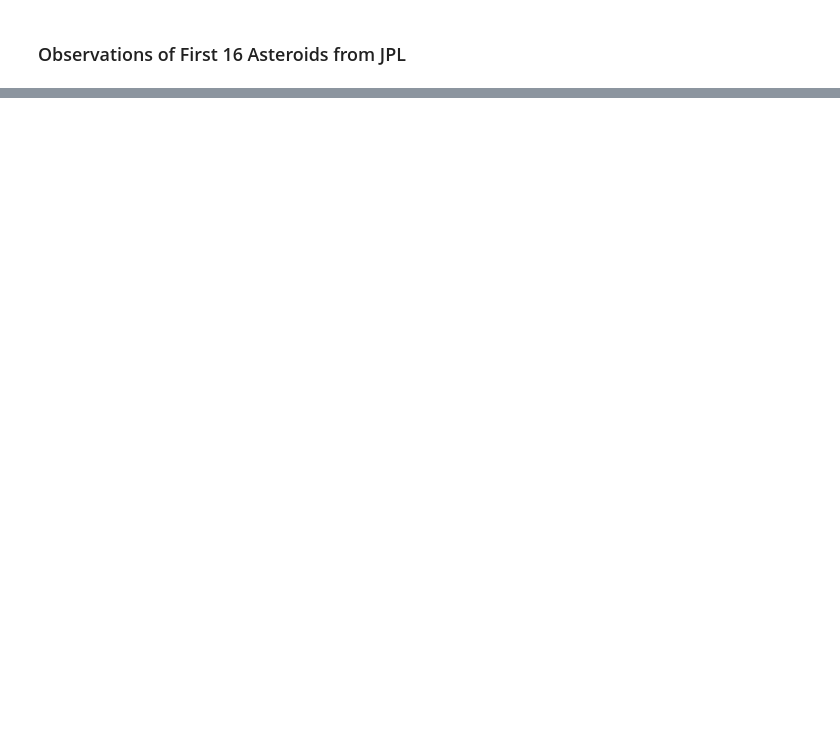
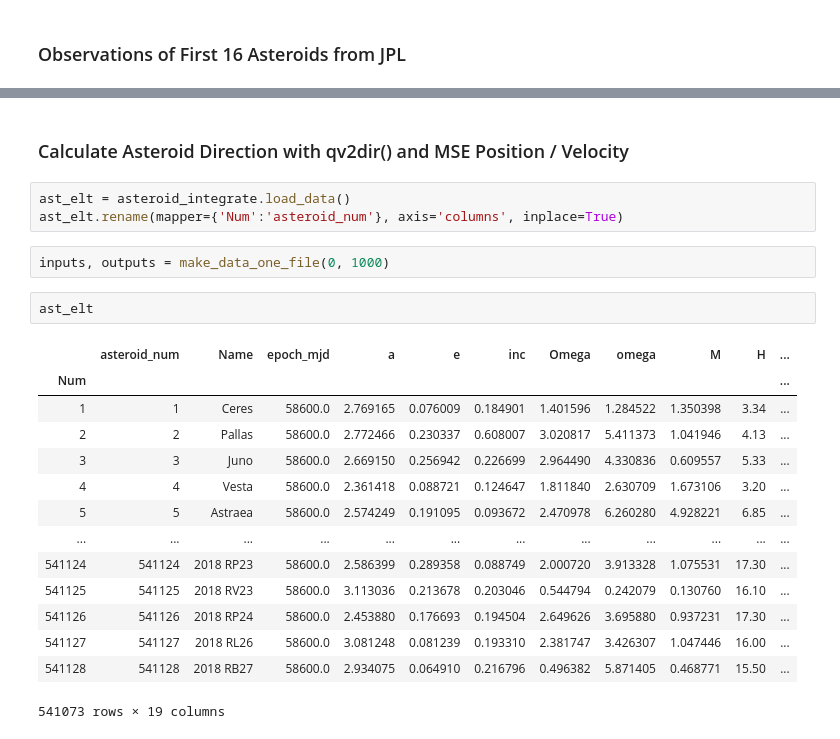
Before and after one commit to memanuel/kepler-sieve, a Jupyter notebook: src/RA_DEC_series.ipynb, the cells around one changed output, grey strips where cells are left out. Drawn from its saved outputs; the diff is of its cells as text; blank space fills up the shorter version.

```diff
--- a/src/RA_DEC_series.ipynb
+++ b/src/RA_DEC_series.ipynb
@@ -360,0 +399,24 @@ df_obs.RA
+# %% [markdown]
+### Calculate Asteroid Direction with qv2dir() and MSE Position / Velocity
+# %%
+ast_elt = asteroid_integrate.load_data()
+ast_elt.rename(mapper={'Num':'asteroid_num'}, axis='columns', inplace=True)
+# %%
+inputs, outputs = make_data_one_file(0, 1000)
+# %%
+ast_elt
+# %% [output]
+|  | asteroid_num | Name | epoch_mjd | a | e | inc | Omega | omega | M | H | ... |
+| Num |  |  |  |  |  |  |  |  |  |  | ... |
+| 1 | 1 | Ceres | 58600.0 | 2.769165 | 0.076009 | 0.184901 | 1.401596 | 1.284522 | 1.350398 | 3.34 | ... |
+| 2 | 2 | Pallas | 58600.0 | 2.772466 | 0.230337 | 0.608007 | 3.020817 | 5.411373 | 1.041946 | 4.13 | ... |
+| 3 | 3 | Juno | 58600.0 | 2.669150 | 0.256942 | 0.226699 | 2.964490 | 4.330836 | 0.609557 | 5.33 | ... |
+| 4 | 4 | Vesta | 58600.0 | 2.361418 | 0.088721 | 0.124647 | 1.811840 | 2.630709 | 1.673106 | 3.20 | ... |
+| 5 | 5 | Astraea | 58600.0 | 2.574249 | 0.191095 | 0.093672 | 2.470978 | 6.260280 | 4.928221 | 6.85 | ... |
+| ... | ... | ... | ... | ... | ... | ... | ... | ... | ... | ... | ... |
+| 541124 | 541124 | 2018 RP23 | 58600.0 | 2.586399 | 0.289358 | 0.088749 | 2.000720 | 3.913328 | 1.075531 | 17.30 | ... |
+| 541125 | 541125 | 2018 RV23 | 58600.0 | 3.113036 | 0.213678 | 0.203046 | 0.544794 | 0.242079 | 0.130760 | 16.10 | ... |
+| 541126 | 541126 | 2018 RP24 | 58600.0 | 2.453880 | 0.176693 | 0.194504 | 2.649626 | 3.695880 | 0.937231 | 17.30 | ... |
+| 541127 | 541127 | 2018 RL26 | 58600.0 | 3.081248 | 0.081239 | 0.193310 | 2.381747 | 3.426307 | 1.047446 | 16.00 | ... |
+| 541128 | 541128 | 2018 RB27 | 58600.0 | 2.934075 | 0.064910 | 0.216796 | 0.496382 | 5.871405 | 0.468771 | 15.50 | ... |
+541073 rows × 19 columns
```
Also changed, not shown: parts of 36 cells of this notebook, 17 other files.
